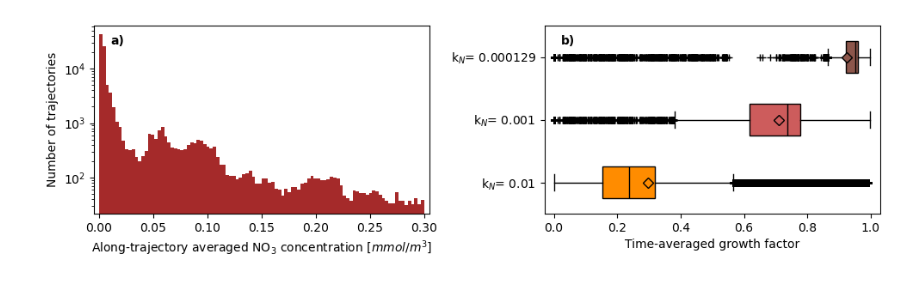
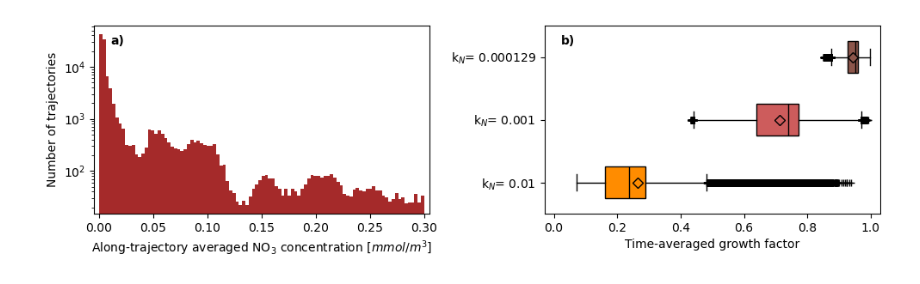
Before and after one commit to Parcels-code/Sargassum_growth_model, a Jupyter notebook: Manuscript_Figures/Figure3.ipynb, the cells around one changed output. Drawn from its saved outputs; the diff is of its cells as text; code cells hidden in the pictures.

```diff
--- a/Manuscript_Figures/Figure3.ipynb
+++ b/Manuscript_Figures/Figure3.ipynb
@@ -54,43 +5,6 @@ Loading /Users/erik/Desktop/FromElena/copernicus_marine_data_wind.nc
-# %%
-for k_N in [0.000129, 0.001, 0.01]:
-    filename = f"Simulation_Figure3_kN_{k_N}.zarr"
-
-    fieldset.k_N = k_N
-
-    pset = parcels.ParticleSet(
-        fieldset=fieldset,
-        pclass = SargassumParticle,
-        lon = release_lon,
-        lat = release_lat,
-        z = np.zeros_like(release_lon),
-        time = np.datetime64('2024-07-01T00:00:00'),
-    )
-
-    pfile = parcels.ParticleFile(
-        filename,
-        outputdt=np.timedelta64(2, 'h'),
-        chunks = (len(release_lon), 50),
-    )
-
-    kernels = [
-        parcels.kernels.AdvectionRK4,
-        sargassum_kernels.di_Stokes_drift,
-        sargassum_kernels.windage_drift,
-        sargassum_kernels.sargassum_biological_growth_model,
-        sargassum_kernels.stranding,
-        sargassum_kernels.DeleteOutOfBounds,
-    ]
-
-    if not os.path.exists(filename):
-        pset.execute(
-            kernels,
-            runtime=np.timedelta64(31, 'D'),
-            dt=np.timedelta64(10, 'm'),
-            output_file=pfile,
-    )
 # %%
 #Datasets nitrate
-ds = [xr.open_zarr(f"Simulation_Figure3_kN_{k_N}.zarr") for k_N in [0.01, 0.001, 0.000129]]
+ds = [xr.open_zarr(f"Simulation_Satellite_kN_{k_N}.zarr").dropna(dim='obs', how='all') for k_N in [0.01, 0.001, 0.000129]]
 
 #Calculate time-mean limitation values
 timemean_lim_no3 = np.array([E['lim_no3'].mean(dim='obs') for E in ds])
@@ -107,36 +21,36 @@ ax[0].set_ylabel('Number of trajectories')
 ax[0].set_xlim(-0.005, 0.305)
 
 colors = ['darkorange', 'indianred', 'tab:brown']
-names = [f'k$_N$= 0.01', f'k$_N$= 0.001', f'k$_N$= 0.000129']
+names = ['k$_N$= 0.01', 'k$_N$= 0.001', 'k$_N$= 0.000129']
 
 for i, data in enumerate(boxplot_list):
     ax[1].boxplot(
         data,
         positions=[i],
         widths=0.5,
         patch_artist=True,
         orientation='horizontal',
         boxprops=dict(facecolor=colors[i]),
         medianprops=dict(color='black'),
         showmeans=True,
         meanprops = dict(marker='D',markeredgecolor='black', markerfacecolor=colors[i]),
         sym='+'
     )
 
 #Assiging labels
 for i, name in enumerate(names):
     ax[1].plot([], [], color=colors[i], label=name)
 ax[1].set_yticks(range(len(names)))
 ax[1].set_yticklabels(names)
 ax[1].set_xlabel('Time-averaged growth factor')
 ax[1].set_xlim(-0.03,1.03)
 
 for i, label in enumerate(['a)', 'b)']):
     ax[i].text(0.05, 0.95, label, transform=ax[i].transAxes,
                fontsize=10, fontweight='bold', va='top')
 
 plt.tight_layout()
 fig.savefig('Figure3.pdf', bbox_inches='tight', dpi=300)
 plt.show()
 # %% [output]
-[figure, old version]
+[figure, new version]
```
Also changed, not shown: parts of 3 cells of this notebook, 9 other files.
